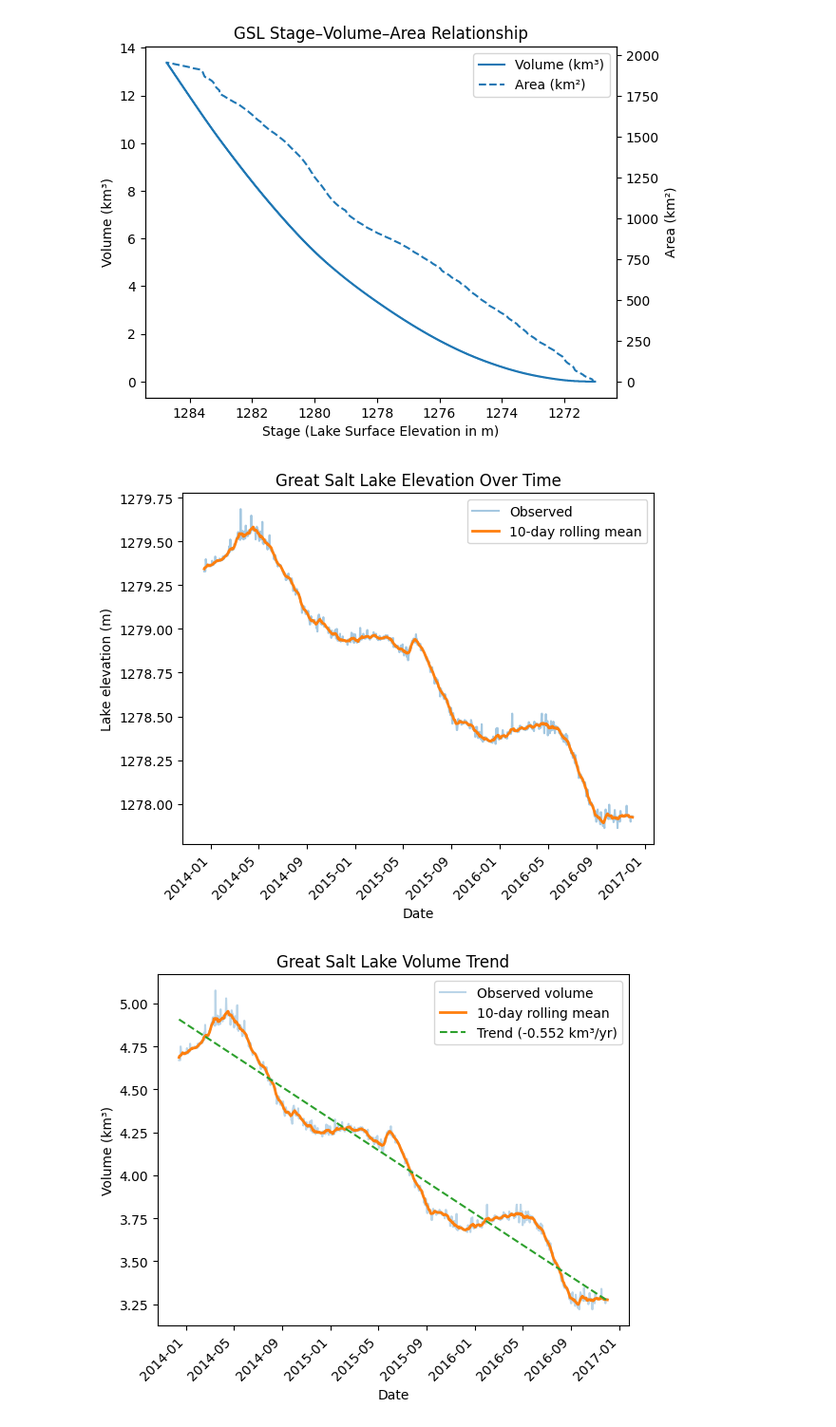
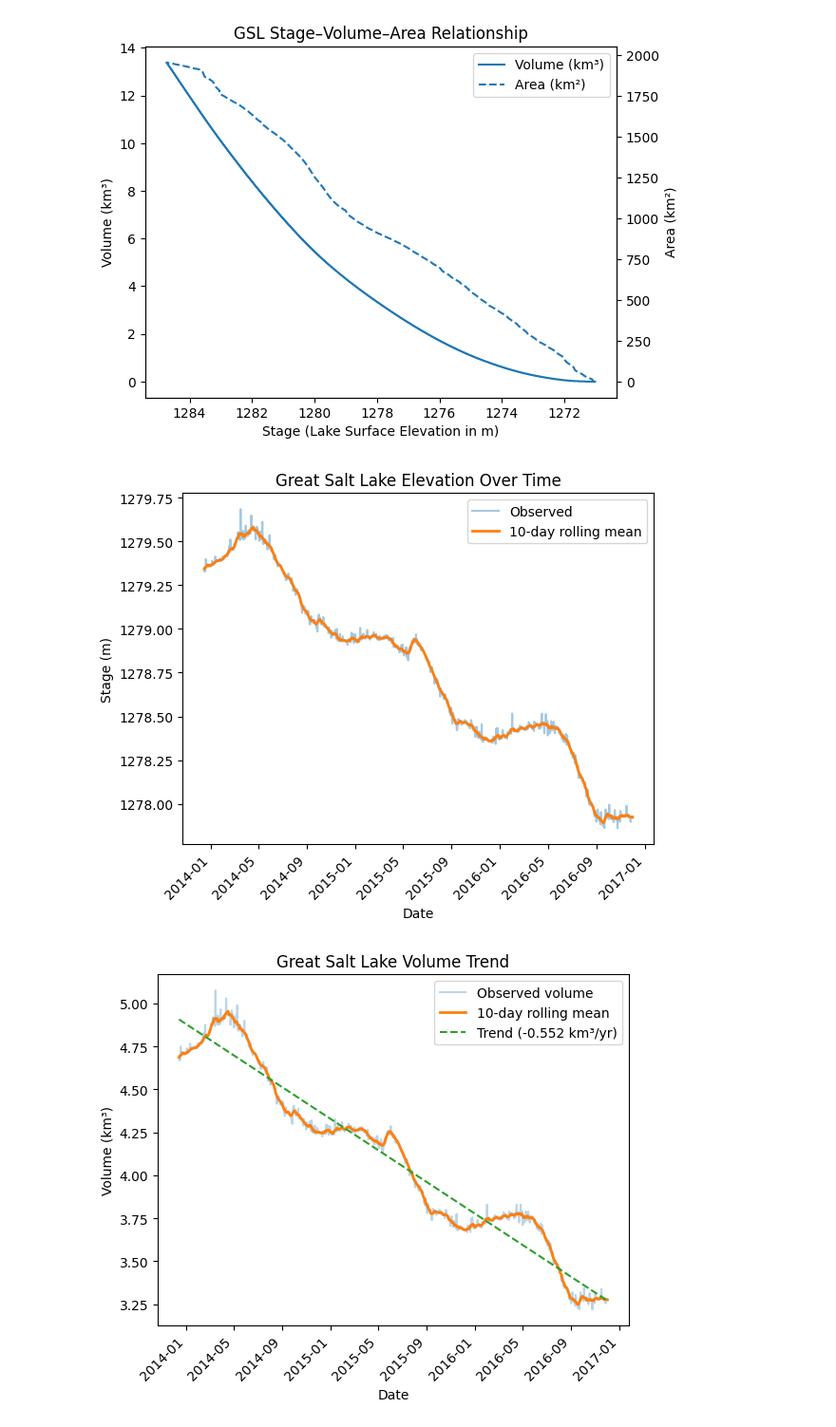
Before and after one commit to cjlinville/NorthArmGSL, a Jupyter notebook: ColtonCalcs_USGS.ipynb, the cells around one changed output. Shown at 95% size. Drawn from its saved outputs; the diff is of its cells as text; code cells hidden in the pictures.

```diff
--- a/ColtonCalcs_USGS_Data_Linear.ipynb
+++ b/ColtonCalcs_USGS.ipynb
@@ -89,55 +99,30 @@ plt.show()
 # %% [output]
 [figure]
 # %%
+####
+##PLOT THE LAKE STAGE
+####
 
-# make sure elevations are numeric
-df["elev"] = pd.to_numeric(df["elev"], errors="coerce")
-
-# interpolate volume and area at each observed lake elevation
-df["volume_km3"] = np.interp(
-    df["elev"].to_numpy(),
-    stage_volume["stage_m"].to_numpy(),
-    stage_volume["volume_km3"].to_numpy()
-)
-
-df["area_km2"] = np.interp(
-    df["elev"].to_numpy(),
-    stage_volume["stage_m"].to_numpy(),
-    stage_volume["area_km2"].to_numpy()
-)
-
-
-#resort by date
-df["date"] = pd.to_datetime(df["date"])
-df = df.sort_values("date")
-
-#Calculate the monthly change in lake volume
-df['dv'] = df['volume_km3'] - df['volume_km3'].shift(1)
-
-# make sure date is datetime + sorted
-df["date"] = pd.to_datetime(df["date"])
-df = df.sort_values("date")
-
-# rolling window (months)
+# calculate a rolling window to smooth line
 window = 10   #days
 
 df["elev_smooth"] = df["elev"].rolling(
     window=window,
     center=True,
     min_periods=1
 ).mean()
 
 plt.figure()
 plt.plot(df["date"], df["elev"], alpha=0.4, label="Observed")
 plt.plot(df["date"], df["elev_smooth"], linewidth=2, label=f"{window}-day rolling mean")
 
 plt.xticks(rotation=45, ha="right")
 plt.xlabel("Date")
 plt.ylabel("Stage (m)")
 plt.title("Great Salt Lake Elevation Over Time")
 plt.legend()
 
 plt.show()
 # %% [output]
-[figure, old version]
+[figure, new version]
 # %%
```
Also changed, not shown: parts of 7 cells of this notebook, 14 other files.
